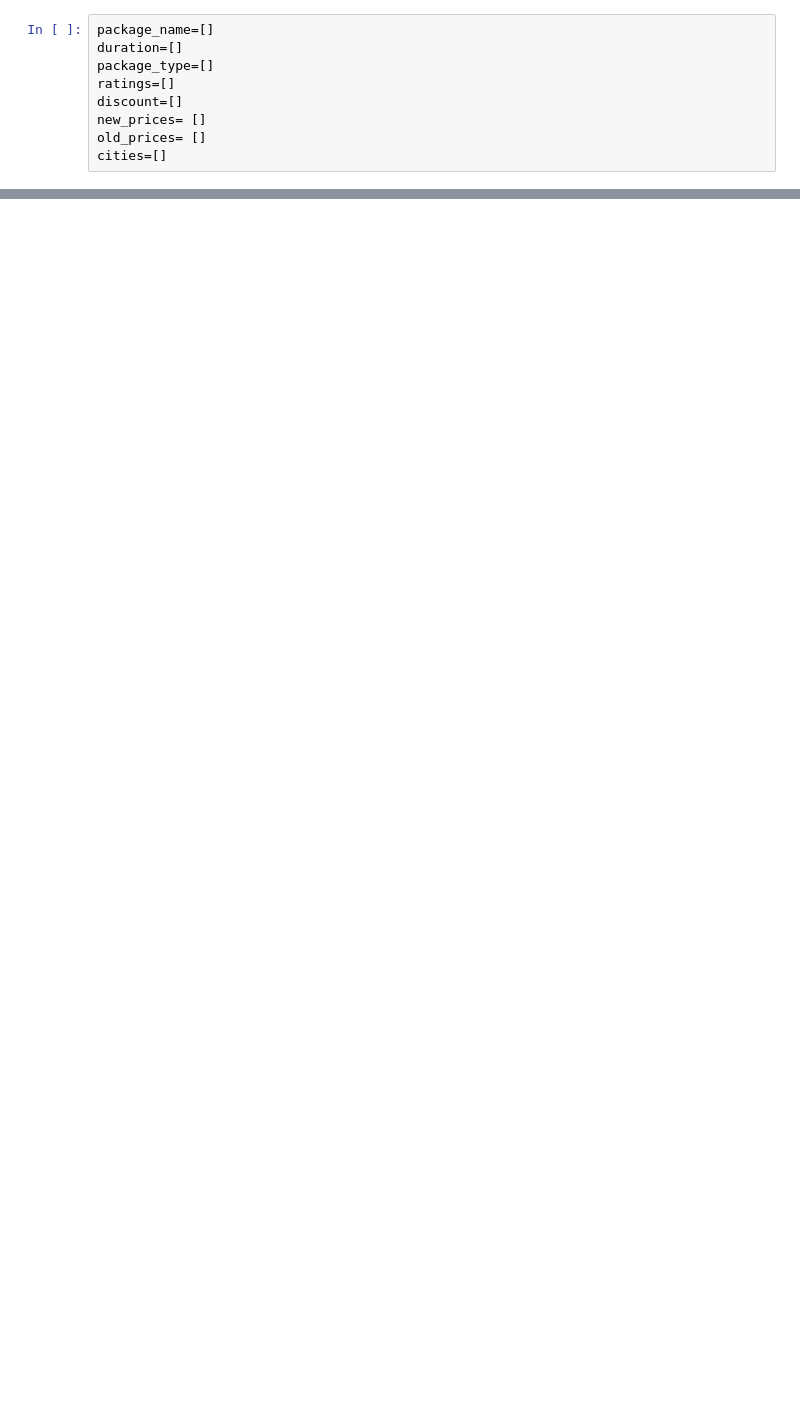
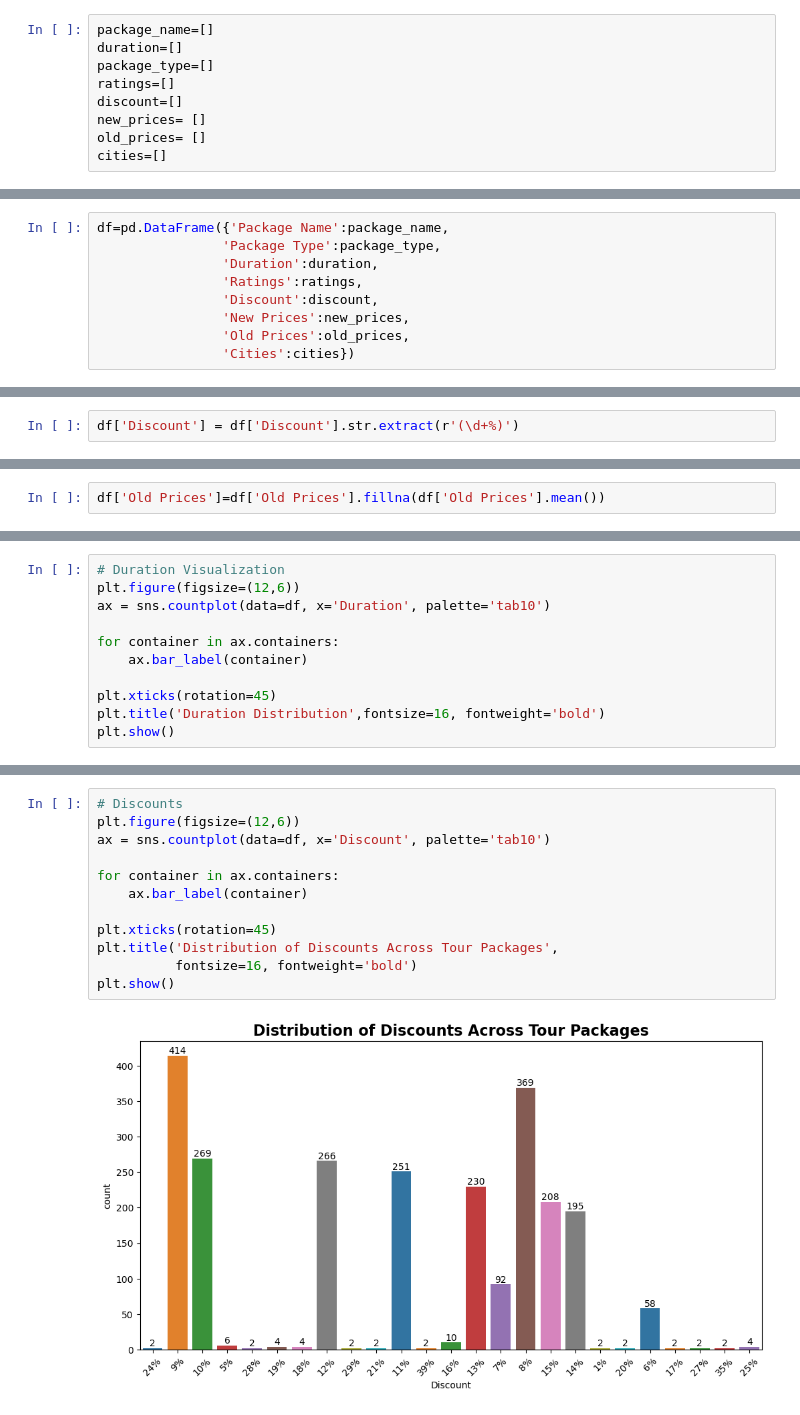
Before and after one commit to tulasimohanreddy/Tech_Layoffs_Hiring_Trends, a Jupyter notebook: Travel_Triangle_India/Kerala_Tour.ipynb, the cells around one changed output, grey strips where cells are left out. Saved outputs shown, nothing was run; the diff lists cells and outputs as text; blank space fills up the shorter version.

```diff
--- a/Travel_Triangle_India/Kerala_Tour.ipynb
+++ b/Travel_Triangle_India/Kerala_Tour.ipynb
@@ -104,0 +154,9 @@ print(len(cities))
+# %%
+df=pd.DataFrame({'Package Name':package_name,
+                'Package Type':package_type,
+                'Duration':duration,
+                'Ratings':ratings,
+                'Discount':discount,
+                'New Prices':new_prices,
+                'Old Prices':old_prices,
+                'Cities':cities})
@@ -104,0 +179,2 @@ print(len(cities))
+# %%
+df['Discount'] = df['Discount'].str.extract(r'(\d+%)')
@@ -104,0 +279,2 @@ print(len(cities))
+# %%
+df['Old Prices']=df['Old Prices'].fillna(df['Old Prices'].mean())
@@ -104,0 +332,11 @@ print(len(cities))
+# %%
+# Duration Visualization
+plt.figure(figsize=(12,6))
+ax = sns.countplot(data=df, x='Duration', palette='tab10')
+
+for container in ax.containers:
+    ax.bar_label(container)
+
+plt.xticks(rotation=45)
+plt.title('Duration Distribution',fontsize=16, fontweight='bold')
+plt.show()
@@ -104,0 +367,14 @@ print(len(cities))
+# %%
+# Discounts
+plt.figure(figsize=(12,6))
+ax = sns.countplot(data=df, x='Discount', palette='tab10')
+
+for container in ax.containers:
+    ax.bar_label(container)
+
+plt.xticks(rotation=45)
+plt.title('Distribution of Discounts Across Tour Packages',
+          fontsize=16, fontweight='bold')
+plt.show()
+# %% [output]
+[figure, added]
```
Also changed, not shown: parts of 22 cells of this notebook, 5 other files.
